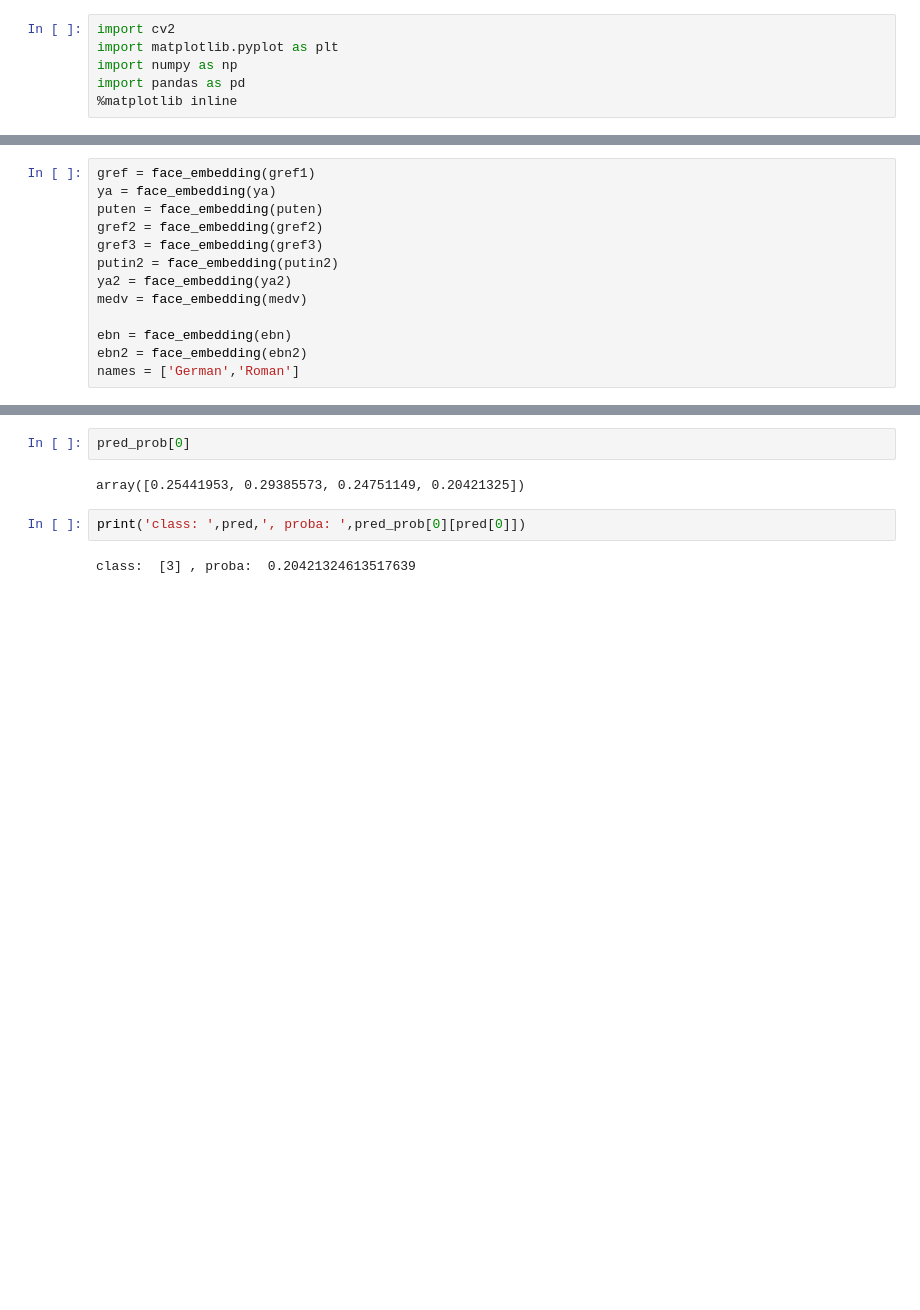
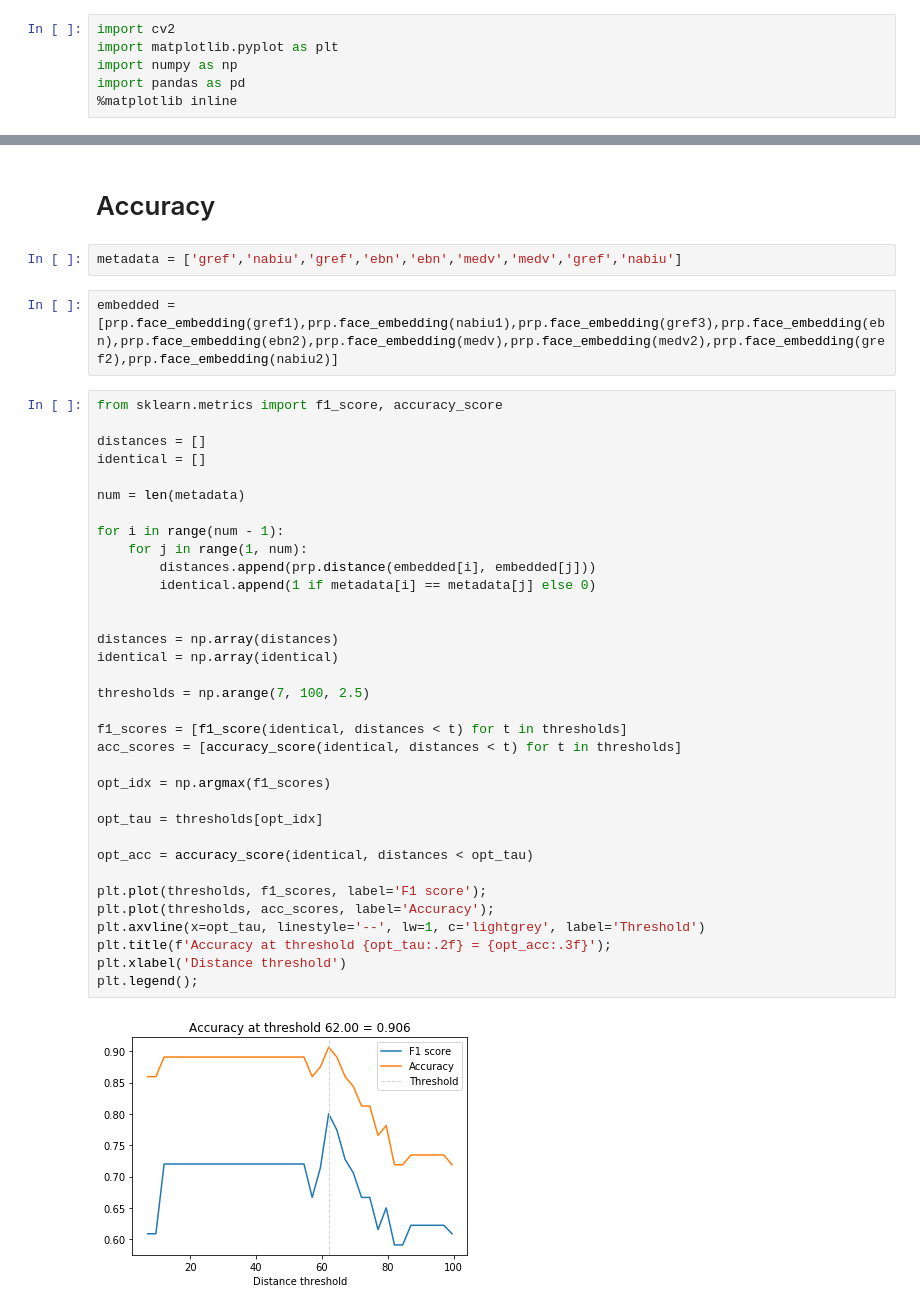
Before and after one commit to poteminr/face_recognition, a Jupyter notebook: pred_system.ipynb, the cells around one changed output, grey strips where cells are left out. Saved outputs shown, nothing was run; the diff lists cells and outputs as text; blank space fills up the shorter version.

```diff
--- a/pred_system.ipynb
+++ b/pred_system.ipynb
@@ -83,13 +52,0 @@ plt.imshow(prp.crop_faces(puten)[1])
-# %%
-gref = face_embedding(gref1)
-ya = face_embedding(ya)
-puten = face_embedding(puten)
-gref2 = face_embedding(gref2)
-gref3 = face_embedding(gref3)
-putin2 = face_embedding(putin2)
-ya2 = face_embedding(ya2)
-medv = face_embedding(medv)
-
-ebn = face_embedding(ebn)
-ebn2 = face_embedding(ebn2)
-names = ['German','Roman']
@@ -121,8 +53,42 @@ pred_prob = svm.predict_proba(pd.DataFrame(ebn2))
-# %%
-pred_prob[0]
-# %% [output]
-array([0.25441953, 0.29385573, 0.24751149, 0.20421325])
-# %%
-print('class: ',pred,', proba: ',pred_prob[0][pred[0]])
-# %% [output]
-class:  [3] , proba:  0.20421324613517639
+# %% [markdown]
+# Accuracy
+# %%
+metadata = ['gref','nabiu','gref','ebn','ebn','medv','medv','gref','nabiu']
+# %%
+embedded = [prp.face_embedding(gref1),prp.face_embedding(nabiu1),prp.face_embedding(gref3),prp.face_embedding(ebn),prp.face_embedding(ebn2),prp.face_embedding(medv),prp.face_embedding(medv2),prp.face_embedding(gref2),prp.face_embedding(nabiu2)]
+# %%
+from sklearn.metrics import f1_score, accuracy_score
+
+distances = []
+identical = []
+
+num = len(metadata)
+
+for i in range(num - 1):
+    for j in range(1, num):
+        distances.append(prp.distance(embedded[i], embedded[j]))
+        identical.append(1 if metadata[i] == metadata[j] else 0)
+
+
+distances = np.array(distances)
+identical = np.array(identical)
+
+thresholds = np.arange(7, 100, 2.5)
+
+f1_scores = [f1_score(identical, distances < t) for t in thresholds]
+acc_scores = [accuracy_score(identical, distances < t) for t in thresholds]
+
+opt_idx = np.argmax(f1_scores)
+
+opt_tau = thresholds[opt_idx]
+
+opt_acc = accuracy_score(identical, distances < opt_tau)
+
+plt.plot(thresholds, f1_scores, label='F1 score');
+plt.plot(thresholds, acc_scores, label='Accuracy');
+plt.axvline(x=opt_tau, linestyle='--', lw=1, c='lightgrey', label='Threshold')
+plt.title(f'Accuracy at threshold {opt_tau:.2f} = {opt_acc:.3f}');
+plt.xlabel('Distance threshold')
+plt.legend();
+# %% [output]
+[figure, added]
```
Also changed, not shown: parts of 19 cells of this notebook.
